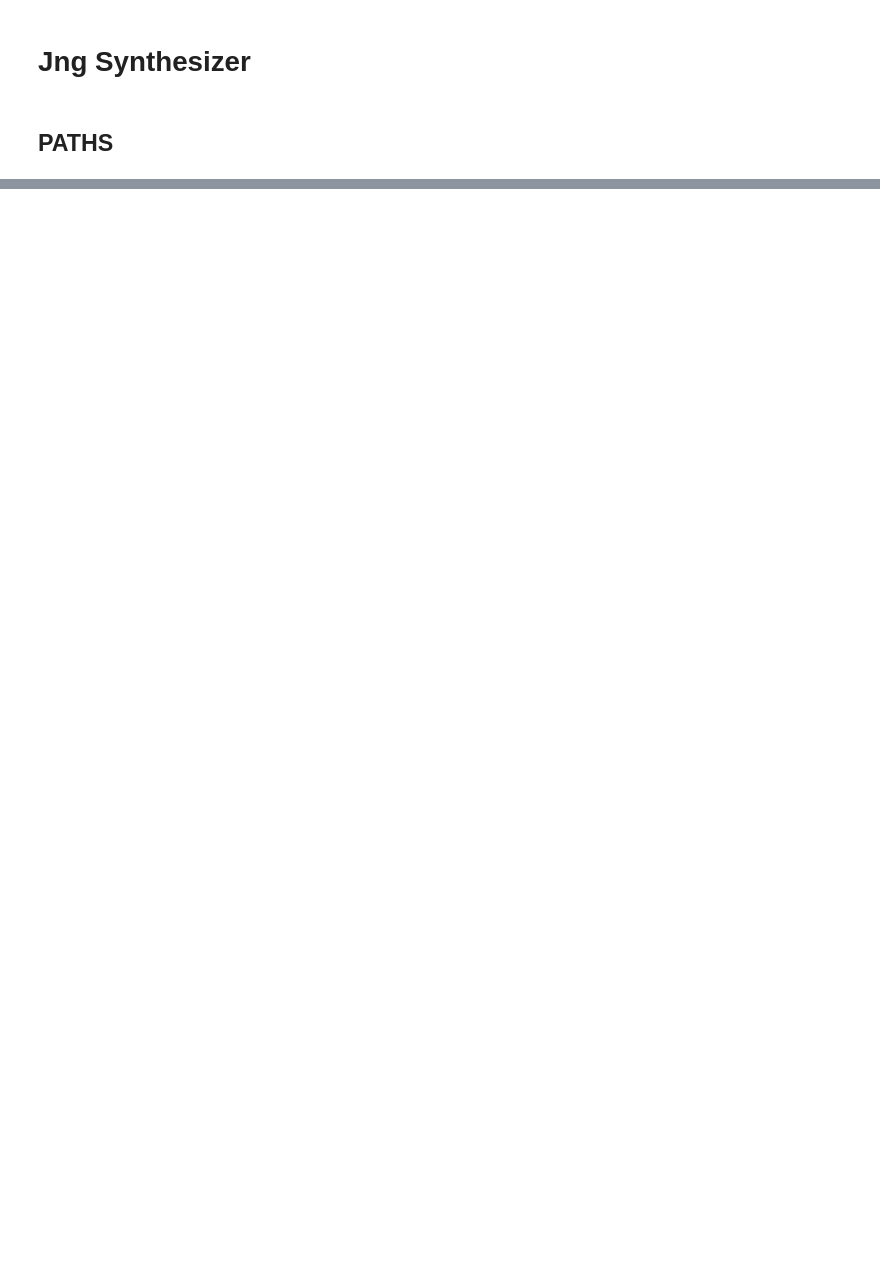
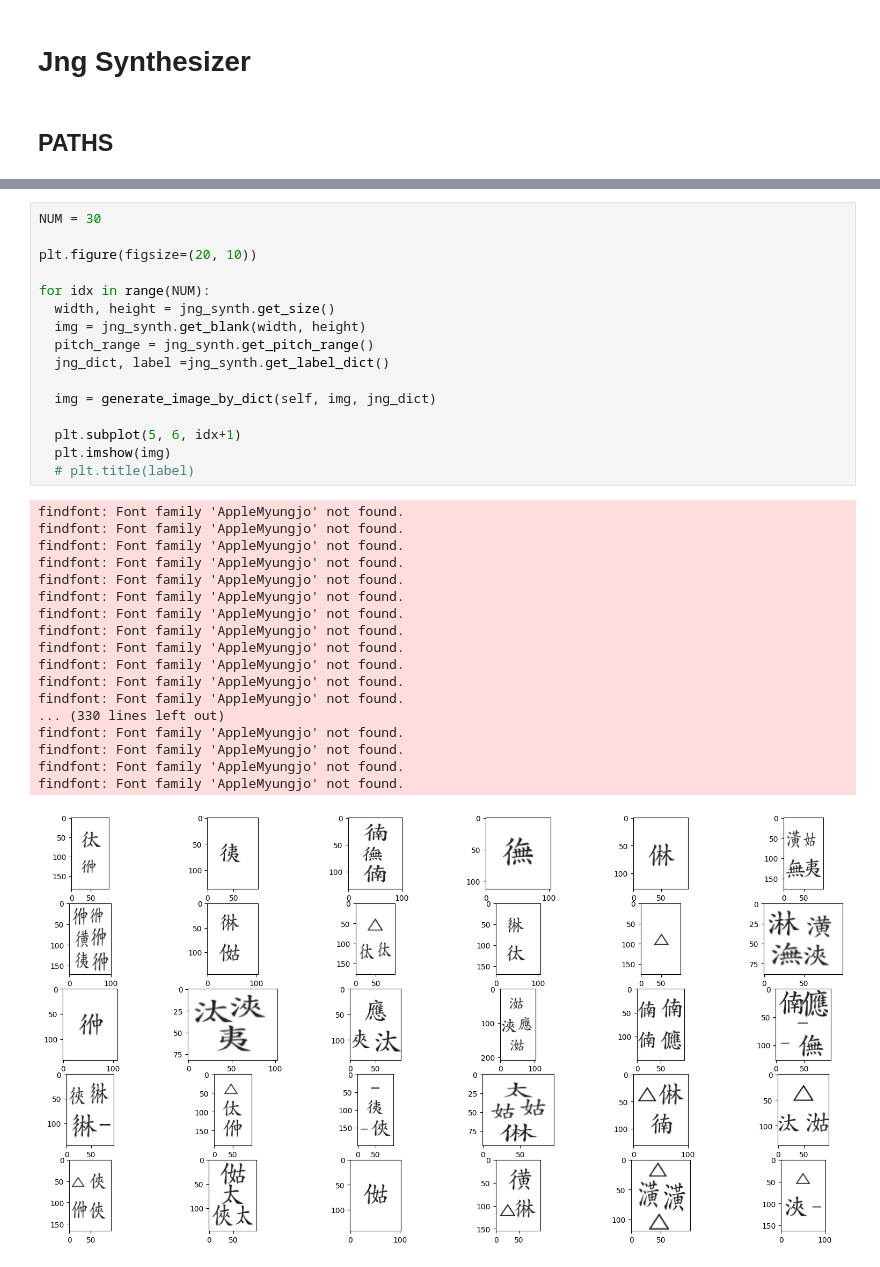
Before and after one commit to MALerLab/jeongganbo-omr, a Jupyter notebook: notebooks/jeoggan_synthesizer.ipynb, the cells around one changed output, grey strips where cells are left out. Saved outputs shown, nothing was run; the diff lists cells and outputs as text; blank space fills up the shorter version.

```diff
--- a/notebooks/jeoggan_synthesizer.ipynb
+++ b/notebooks/jeoggan_synthesizer.ipynb
@@ -334,0 +341,35 @@ plt.imshow(img, interpolation=None)
+# %%
+NUM = 30
+
+plt.figure(figsize=(20, 10))
+
+for idx in range(NUM):
+  width, height = jng_synth.get_size()
+  img = jng_synth.get_blank(width, height)
+  pitch_range = jng_synth.get_pitch_range()
+  jng_dict, label =jng_synth.get_label_dict()
+
+  img = generate_image_by_dict(self, img, jng_dict)
+
+  plt.subplot(5, 6, idx+1)
+  plt.imshow(img)
+  # plt.title(label)
+# %% [output]
+findfont: Font family 'AppleMyungjo' not found.
+findfont: Font family 'AppleMyungjo' not found.
+findfont: Font family 'AppleMyungjo' not found.
+findfont: Font family 'AppleMyungjo' not found.
+findfont: Font family 'AppleMyungjo' not found.
+findfont: Font family 'AppleMyungjo' not found.
+findfont: Font family 'AppleMyungjo' not found.
+findfont: Font family 'AppleMyungjo' not found.
+findfont: Font family 'AppleMyungjo' not found.
+findfont: Font family 'AppleMyungjo' not found.
+findfont: Font family 'AppleMyungjo' not found.
+findfont: Font family 'AppleMyungjo' not found.
+... (330 lines left out)
+findfont: Font family 'AppleMyungjo' not found.
+findfont: Font family 'AppleMyungjo' not found.
+findfont: Font family 'AppleMyungjo' not found.
+findfont: Font family 'AppleMyungjo' not found.
+[figure, added]
```
Also changed, not shown: parts of 23 cells of this notebook, 6 other files.
